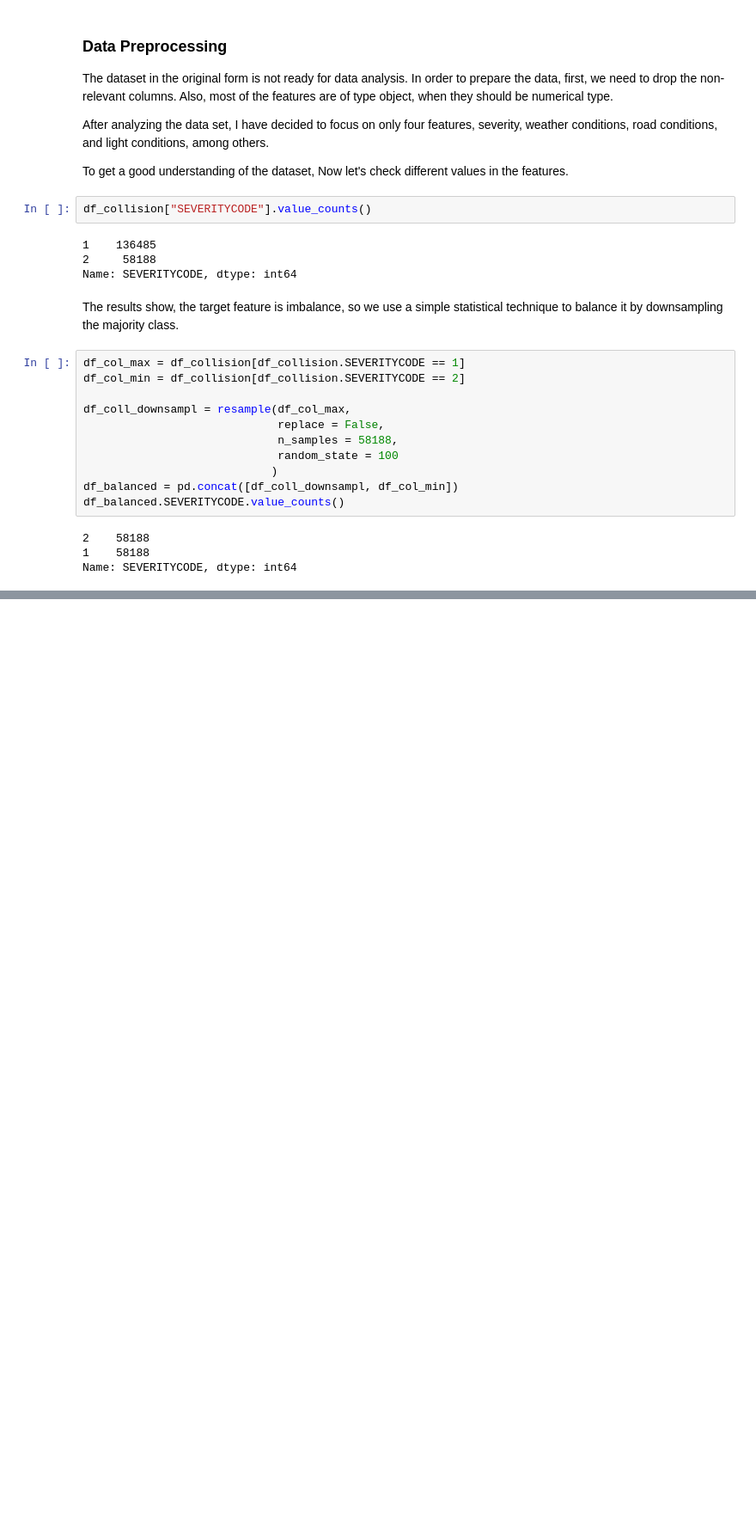
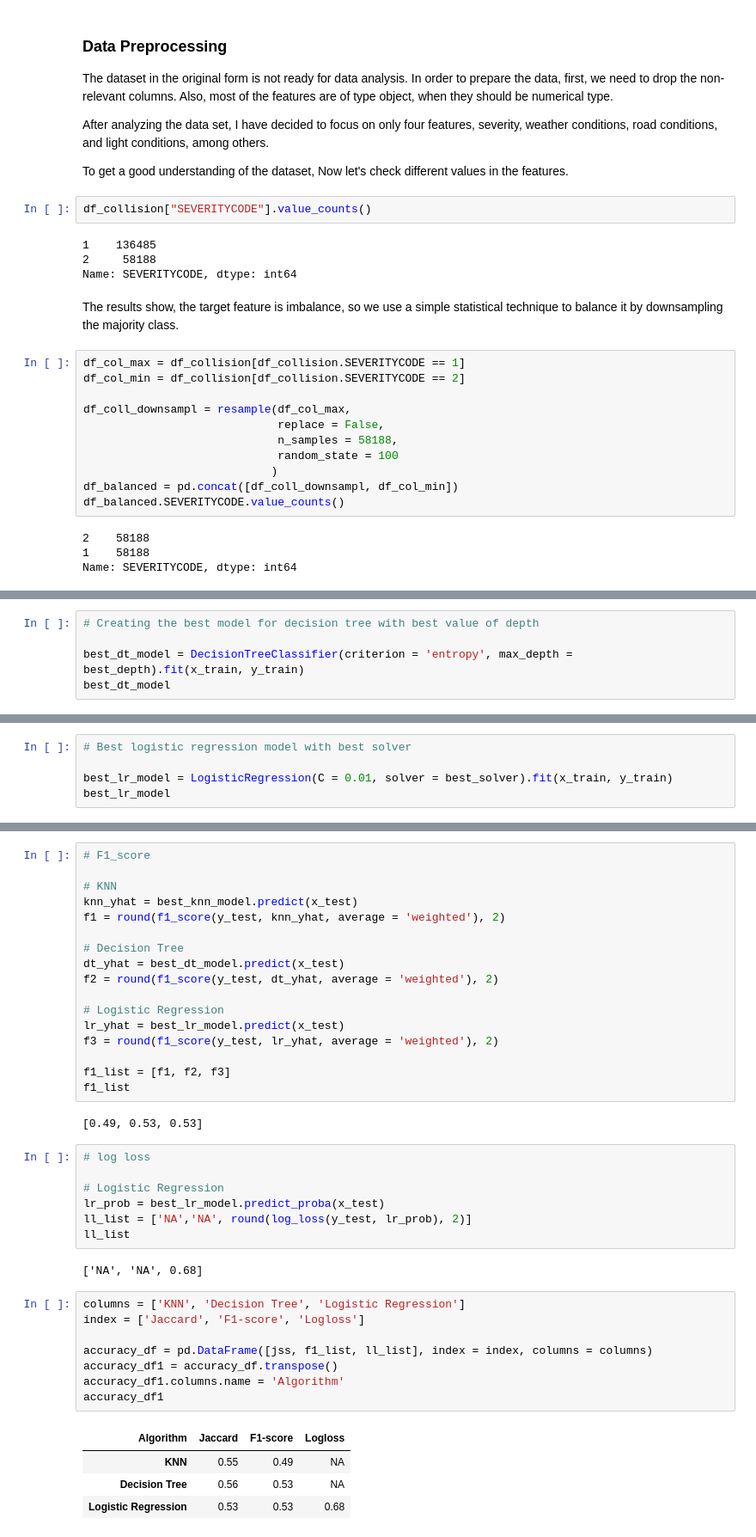
Before and after one commit to shubham225/Coursera-IBM_Data_Science, a Jupyter notebook: Capstone_Project_Car_Accident_Severity.ipynb, the cells around one changed output, grey strips where cells are left out. Shown at 86% size. Saved outputs shown, nothing was run; the diff lists cells and outputs as text; blank space fills up the shorter version.

```diff
--- a/Capstone_Project_Car_Accident_Severity.ipynb
+++ b/Capstone_Project_Car_Accident_Severity.ipynb
@@ -91,0 +332,5 @@ Name: SEVERITYCODE, dtype: int64
+# %%
+# Creating the best model for decision tree with best value of depth
+
+best_dt_model = DecisionTreeClassifier(criterion = 'entropy', max_depth = best_depth).fit(x_train, y_train)
+best_dt_model
@@ -91,0 +388,5 @@ Name: SEVERITYCODE, dtype: int64
+# %%
+# Best logistic regression model with best solver
+
+best_lr_model = LogisticRegression(C = 0.01, solver = best_solver).fit(x_train, y_train)
+best_lr_model
@@ -91,0 +435,41 @@ Name: SEVERITYCODE, dtype: int64
+# %%
+# F1_score
+
+# KNN
+knn_yhat = best_knn_model.predict(x_test)
+f1 = round(f1_score(y_test, knn_yhat, average = 'weighted'), 2)
+
+# Decision Tree
+dt_yhat = best_dt_model.predict(x_test)
+f2 = round(f1_score(y_test, dt_yhat, average = 'weighted'), 2)
+
+# Logistic Regression
+lr_yhat = best_lr_model.predict(x_test)
+f3 = round(f1_score(y_test, lr_yhat, average = 'weighted'), 2)
+
+f1_list = [f1, f2, f3]
+f1_list
+# %% [output]
+[0.49, 0.53, 0.53]
+# %%
+# log loss
+
+# Logistic Regression
+lr_prob = best_lr_model.predict_proba(x_test)
+ll_list = ['NA','NA', round(log_loss(y_test, lr_prob), 2)]
+ll_list
+# %% [output]
+['NA', 'NA', 0.68]
+# %%
+columns = ['KNN', 'Decision Tree', 'Logistic Regression']
+index = ['Jaccard', 'F1-score', 'Logloss']
+
+accuracy_df = pd.DataFrame([jss, f1_list, ll_list], index = index, columns = columns)
+accuracy_df1 = accuracy_df.transpose()
+accuracy_df1.columns.name = 'Algorithm'
+accuracy_df1
+# %% [output]
+| Algorithm | Jaccard | F1-score | Logloss |
+| KNN | 0.55 | 0.49 | NA |
+| Decision Tree | 0.56 | 0.53 | NA |
+| Logistic Regression | 0.53 | 0.53 | 0.68 |
```
Also changed, not shown: parts of 42 cells of this notebook.
